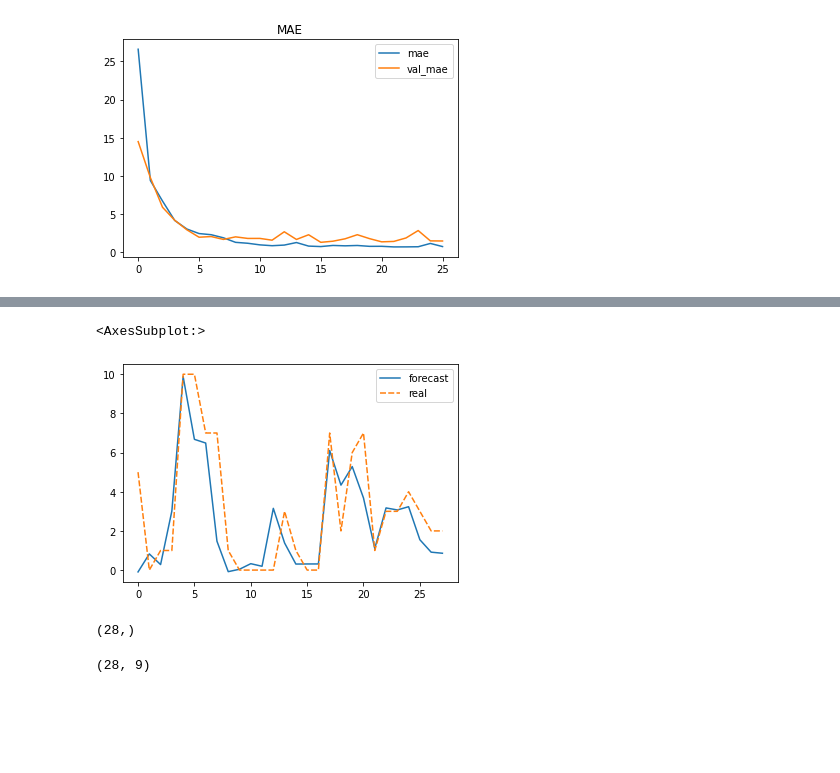
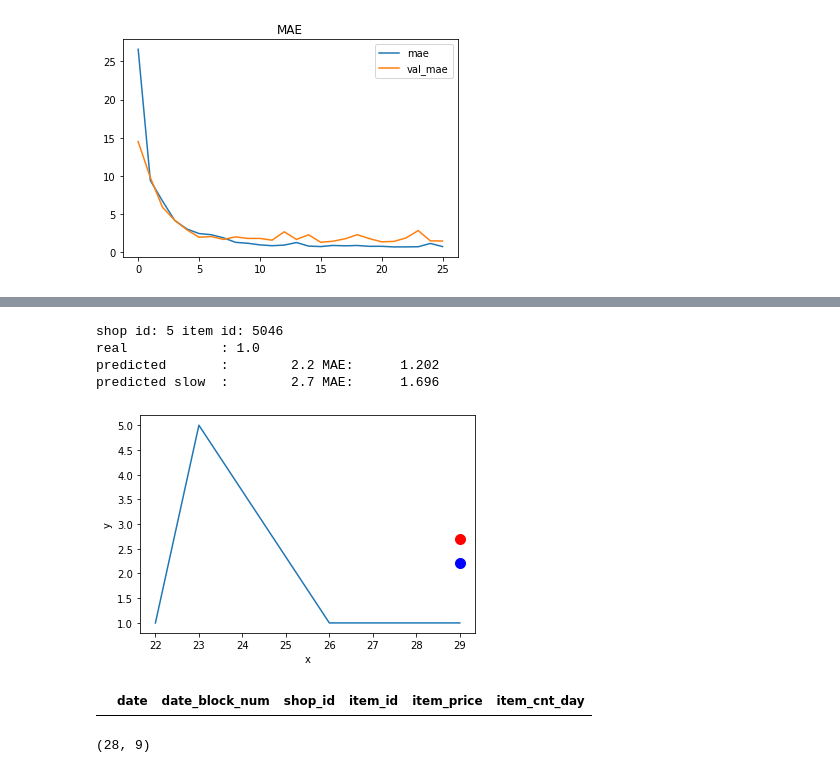
Before and after one commit to chiahsun/problem_solving, a Jupyter notebook: kaggle/competitive-data-science-predict-future-sales/CNN.ipynb, the cells around one changed output, grey strips where cells are left out. Drawn from its saved outputs; the diff is of its cells as text; code cells hidden in the pictures; blank space fills up the shorter version.

Commit message:
Add comparison of one model and multiple model version

```diff
--- a/kaggle/competitive-data-science-predict-future-sales/CNN.ipynb
+++ b/kaggle/competitive-data-science-predict-future-sales/CNN.ipynb
@@ -481,4 +475,18 @@ array([0., 0., 0., 0., 0., 0., 0., 0., 0., 0., 0., 0., 0., 1., 0., 1., 2.,
 # %%
-print(series.shape)
-cnn_forecast.shape
+result_df_slow = pd.DataFrame()
+for index, row in test.iterrows():
+    ID = int(row.ID)
+    shop_id = int(row.shop_id)
+    item_id = int(row.item_id)
+
+    series = build_series_type1(A, shop_id, item_id)
+    model, train_set, valid_set = build_model(series)
+    history = fit_model(model, train_set, valid_set, verbose = 0)
+    res_val = model_forecast_inner(model, series)[-1]
+    result_df_slow = result_df_slow.append({'ID': ID, 'item_cnt_month': res_val}, ignore_index=True)
+    if index > 10:
+        break
+
+result_df_slow.ID = result_df_slow.ID.astype(int)
+result_df_slow
 # %% [output]
@@ -487,23 +569,39 @@ cnn_forecast.shape
+# %%
+import matplotlib.pyplot as plt
+
+ppos = 7
+test_item_id = test.item_id[ppos]
+test_shop_id = test.shop_id[ppos]
+print(f'shop id: {test_shop_id} item id: {test_item_id}')
+rows = A[(A.item_id == test_item_id) & (A.shop_id == test_shop_id)]
+real_val = rows.iloc[-1].item_cnt_day if len(rows) > 0 else 0
+predicted_val = result_df.item_cnt_month[ppos]
+print(f'real            : {real_val}')
+print(f'predicted       : {predicted_val:>10.3} MAE: {keras.metrics.mean_absolute_error([real_val], [predicted_val]):>10.4}')
+
+F = pd.DataFrame({'x': rows.date_block_num, 'y': rows.item_cnt_day})
+sns.lineplot(data = F, x = 'x', y = 'y')
+if len(rows) > 0:
+    plt.scatter(F.x.iloc[-1], predicted_val, marker='o', s=100, c = 'blue')
+
+if (ppos < len(result_df_slow)):
+    predicted_val_slow = result_df_slow.item_cnt_month[ppos]
+    print(f'predicted slow  : {predicted_val_slow:>10.3} MAE: {keras.metrics.mean_absolute_error([real_val], [predicted_val_slow]):>10.4}')
+    if (len(rows) > 0):
+        plt.scatter(F.x.iloc[-1], predicted_val_slow, marker='o', s=100, c = 'red')
+
+
+#.iloc[-1].item_cnt_day
+# %% [output]
+shop id: 5 item id: 5046
+real            : 1.0
+predicted       :        2.2 MAE:      1.202
+predicted slow  :        2.7 MAE:      1.696
+[figure, added]
 # %%
-import seaborn as sns
-
-pos = 6
-f = cnn_forecast[:,-1,pos]
-s = series[window_size-1:,pos]
-df = pd.DataFrame({
-    'forecast': f,
-    'real': s,
-})
-
-sns.lineplot(data = df)
+result_df.to_csv('cnn_submission.csv', index_label = False)
-# %% [output]
-<AxesSubplot:>
-[figure, removed]
 # %%
-cnn_forecast[:,-1,:].shape
-cnn_forecast[:,-1,0].shape
-# tf.squeeze(cnn_forecast[:,-1,:][:0].shape).shape
-# tf.squeeze(cnn_forecast[:,-1,:], axis = -1).numpy().shape
+train[(train.shop_id == 5) & (train.item_id == 5320)]
 # %% [output]
-(28,)
+|  | date | date_block_num | shop_id | item_id | item_price | item_cnt_day |
 # %%
```
Also changed, not shown: parts of 12 cells of this notebook.
